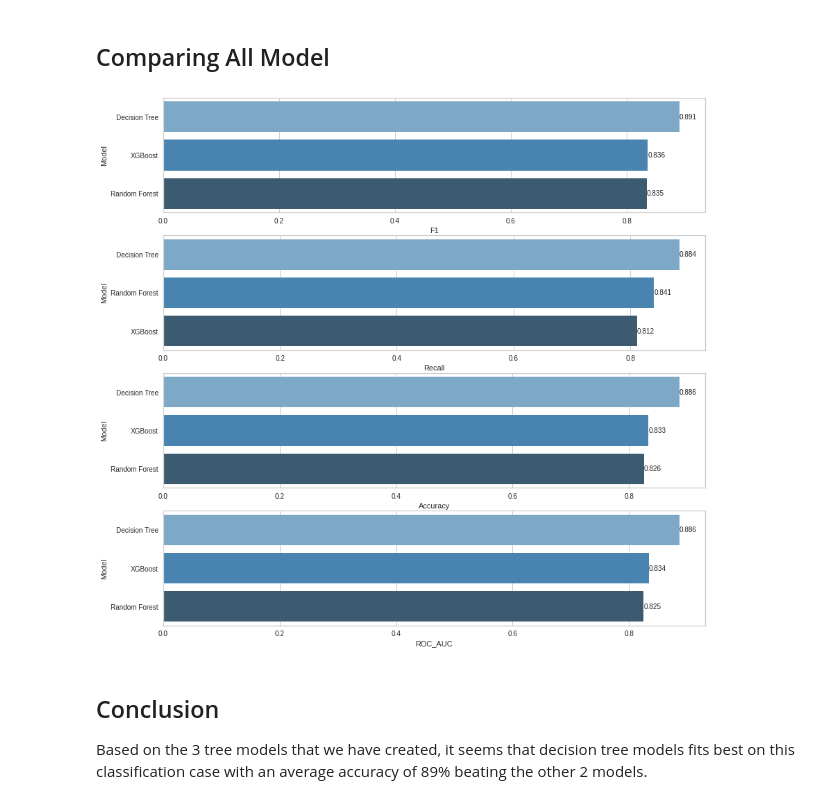
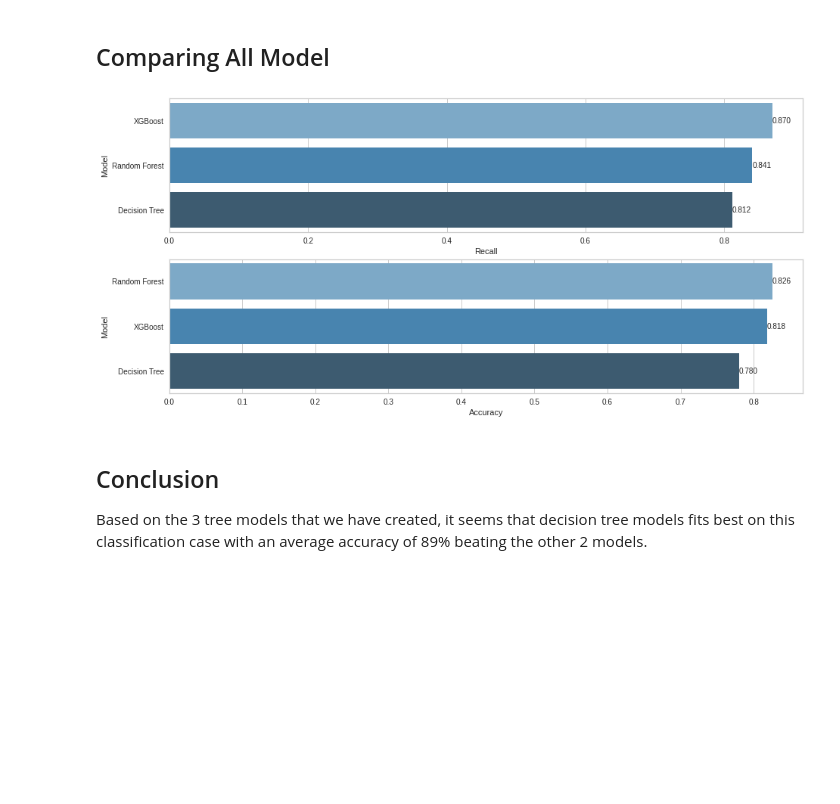
Before and after one commit to blitzkz23/heart-failure-predictive-analysis, a Jupyter notebook: Heart_Attack_Analysis_&_Prediction.ipynb, the cells around one changed output. Cells and saved outputs as stored; diff of their text form; code cells hidden in the pictures; blank space fills up the shorter version.

Commit message:
Add image and modify ipynb files

```diff
--- a/Heart_Attack_Analysis_&_Prediction.ipynb
+++ b/Heart_Attack_Analysis_&_Prediction.ipynb
@@ -766,8 +754,9 @@ dtype: float64
 ### Modelling Random Forest Using Grid Search
 # %%
 # Define param grid
-param_grid = {'n_estimators':[50, 100, 200, 300],
-             'max_features':[2, 3, 4, 5],
+param_grid = {'criterion':['gini', 'entropy'],
+             'n_estimators':[100, 200, 300],
+             'max_features':[3, 4, 5],
              'max_depth':[3, 5, 7, 9],
              'min_samples_split':[2, 5, 8]}
 # %%
@@ -1014,10 +992,8 @@ plt.show()
 # %%
 # Create df for model comparison
 compare = pd.DataFrame({'Model': ["Decision Tree", "Random Forest", "XGBoost"],
-                        'F1': [dt_grid_f1, rf_grid_f1, xgb_grid_f1],
                         'Recall': [dt_grid_recall, rf_grid_recall, xgb_grid_recall],
                         'Accuracy': [dt_grid_acc, rf_grid_acc, xgb_grid_acc],
-                        'ROC_AUC': [dt_grid_auc, rf_grid_auc, xgb_grid_auc]
                         })
 # %%
 # Def function to set label
@@ -1032,30 +1007,20 @@ def labels(ax):
                 va = 'center')                       # vertical alignment
 # %%
 # Plot model comparison
-plt.figure(figsize=(14,14))
+plt.figure(figsize=(15,15))
 plt.subplot(411)
-compare = compare.sort_values(by="F1", ascending=False)
-ax=sns.barplot(x="F1", y="Model", data=compare, palette="Blues_d")
-labels(ax)
-
-plt.subplot(412)
 compare = compare.sort_values(by="Recall", ascending=False)
 ax=sns.barplot(x="Recall", y="Model", data=compare, palette="Blues_d")
 labels(ax)
 
-plt.subplot(413)
+plt.subplot(412)
 compare = compare.sort_values(by="Accuracy", ascending=False)
 ax=sns.barplot(x="Accuracy", y="Model", data=compare, palette="Blues_d")
 labels(ax)
 
-plt.subplot(414)
-compare = compare.sort_values(by="ROC_AUC", ascending=False)
-ax=sns.barplot(x="ROC_AUC", y="Model", data=compare, palette="Blues_d")
-labels(ax)
-
 plt.show()
 # %% [output]
-[figure, old version]
+[figure, new version]
 # %% [markdown]
 ## Conclusion
 Based on the 3 tree models that we have created, it seems that decision tree models fits best on this classification case with an average accuracy of 89% beating the other 2 models.
```
Also changed, not shown: parts of 53 cells of this notebook, 2 other files.
